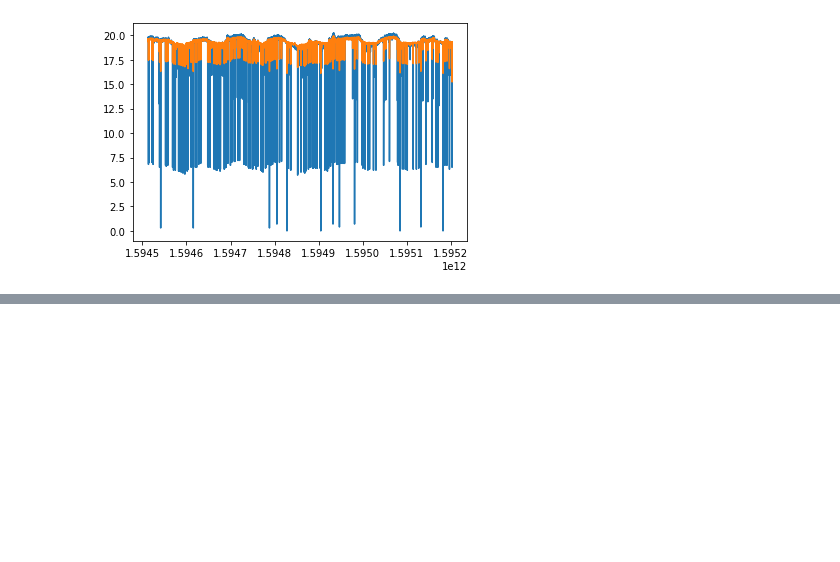
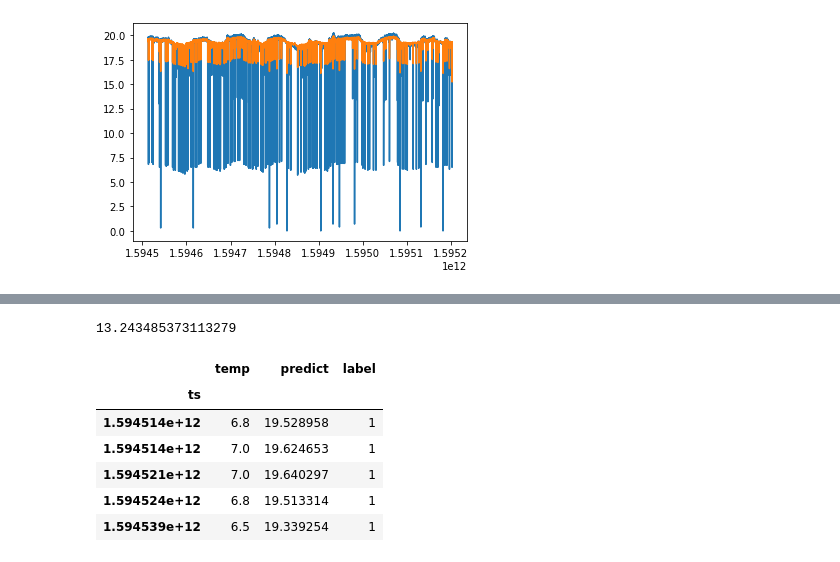
Before and after one commit to GStarP/cloud-analysis, a Jupyter notebook: research/abnormal_detect.ipynb, the cells around one changed output, grey strips where cells are left out. Saved outputs shown, nothing was run; the diff lists cells and outputs as text; code cells hidden in the pictures; blank space fills up the shorter version.

```diff
--- a/research/abnormal_detect.ipynb
+++ b/research/abnormal_detect.ipynb
@@ -150,0 +212,13 @@ plt.plot(temp_ts_predict)
+# %%
+# label=1 均值偏差最大, 认为“不可信”
+print(abs(temp_ts_df[temp_ts_df['label'] == 1]['temp'].mean() - temp_ts_df[temp_ts_df['label'] == 1]['predict'].mean()))
+temp_ts_df[temp_ts_df['label'] == 1].head()
+# %% [output]
+13.243485373113279
+|  | temp | predict | label |
+| ts |  |  |  |
+| 1.594514e+12 | 6.8 | 19.528958 | 1 |
+| 1.594514e+12 | 7.0 | 19.624653 | 1 |
+| 1.594521e+12 | 7.0 | 19.640297 | 1 |
+| 1.594524e+12 | 6.8 | 19.513314 | 1 |
+| 1.594539e+12 | 6.5 | 19.339254 | 1 |
```
Also changed, not shown: parts of 13 cells of this notebook.
